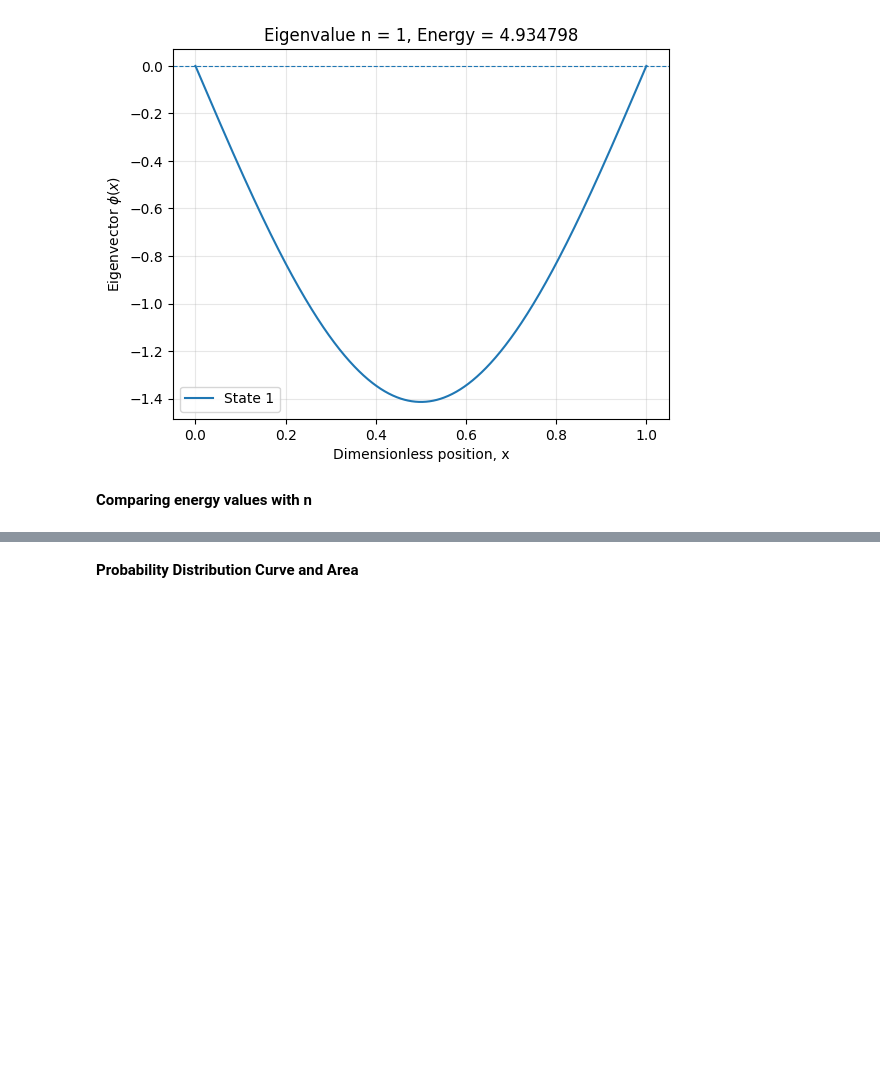
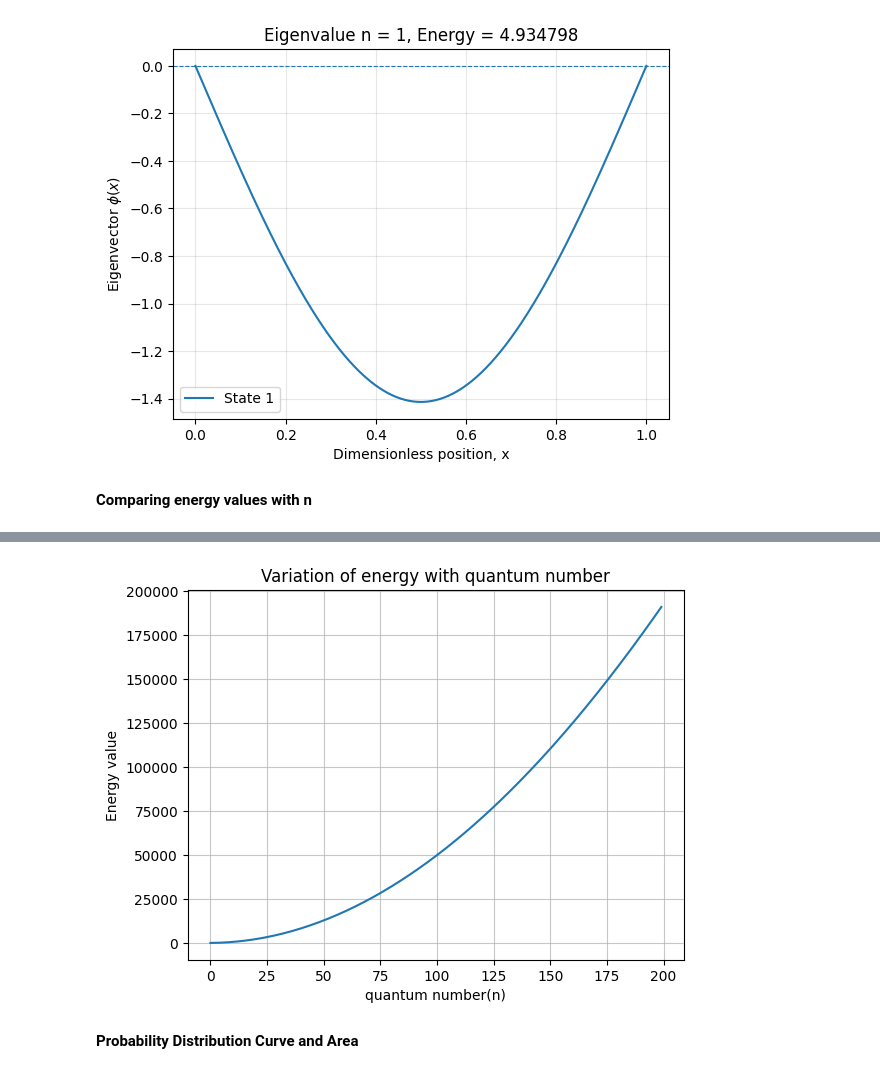
Before and after one commit to DeepakSingh169/QuantumMechanics, a Jupyter notebook: SchrodingerEquation.ipynb, the cells around one changed output, grey strips where cells are left out. Drawn from its saved outputs; the diff is of its cells as text; code cells hidden in the pictures; blank space fills up the shorter version.

Commit message:
Added energy variation with n for harmonic and infinite potential well

```diff
--- a/SchrodingerEquation.ipynb
+++ b/SchrodingerEquation.ipynb
@@ -21,0 +26,21 @@ def hamiltonian_matrix(delta_x,potential_values):
+# %%
+def energy_variation(xi,xf,interior_points,potential_func):
+    delta_x = (xf - xi)/(interior_points + 1)
+    interior_grid = (xi + delta_x*np.arange(1,interior_points+1))
+
+    potential_values = potential_func(interior_grid)
+
+    H = hamiltonian_matrix(delta_x,potential_values)
+    eigenvalues,eigenvectors = np.linalg.eigh(H)
+
+    n_i = 0
+    n_f = len(eigenvalues)
+    step = 1
+    n = np.arange(n_i,n_f,step)
+
+    plt.plot(n[:200],eigenvalues[:200])
+    plt.xlabel("quantum number(n)")
+    plt.ylabel("Energy value")
+    plt.title("Variation of energy with quantum number")
+    plt.grid(alpha=0.7)
+    plt.show()
@@ -22,9 +49,14 @@ def hamiltonian_matrix(delta_x,potential_values):
 # %%
-def solve_and_plot(xi,xf,interior_points,state_index,potential_values):
+def infinte_potential_well(interior_grid):
+  n = len(interior_grid)
+  potential_values = np.zeros(n)
+  return potential_values
+
+def solve_and_plot(xi,xf,interior_points,state_index):
   delta_x = (xf - xi)/(interior_points + 1)
   interior_grid = (xi + delta_x*np.arange(1,interior_points+1))
 
-  potential_values = np.asarray(potential_values,dtype=float)
+  potential_values = infinte_potential_well(interior_grid)
 
   if state_index < 0 or state_index >= interior_points:
     raise ValueError("state_index must lie between 0 and interior_points - 1.")
@@ -40,8 +72,6 @@ def solve_and_plot(xi,xf,interior_points,state_index,potential_values):
   phi_normalized = phi/np.sqrt(normalization)
   full_grid      = np.concatenate(([xi],interior_grid,[xf]))
   quantum_number = state_index + 1
-  check = np.sum(np.abs(phi_normalized)**2) * delta_x
-  print("Normalization =", check)
 
   plt.plot(full_grid,phi_normalized,label=f"State {quantum_number}")
   plt.axhline(0,linewidth=0.8,linestyle="--")
@@ -92,3 +117,10 @@ Normalization = 0.9999999999999998
+# %%
+xi = 0
+xf = 1
+interior_points = 1000
+energy_variation(xi,xf,interior_points,infinte_potential_well)
+# %% [output]
+[figure, added]
 # %% [markdown]
 **Probability Distribution Curve and Area**
 # %%
```
Also changed, not shown: parts of 14 cells of this notebook.
